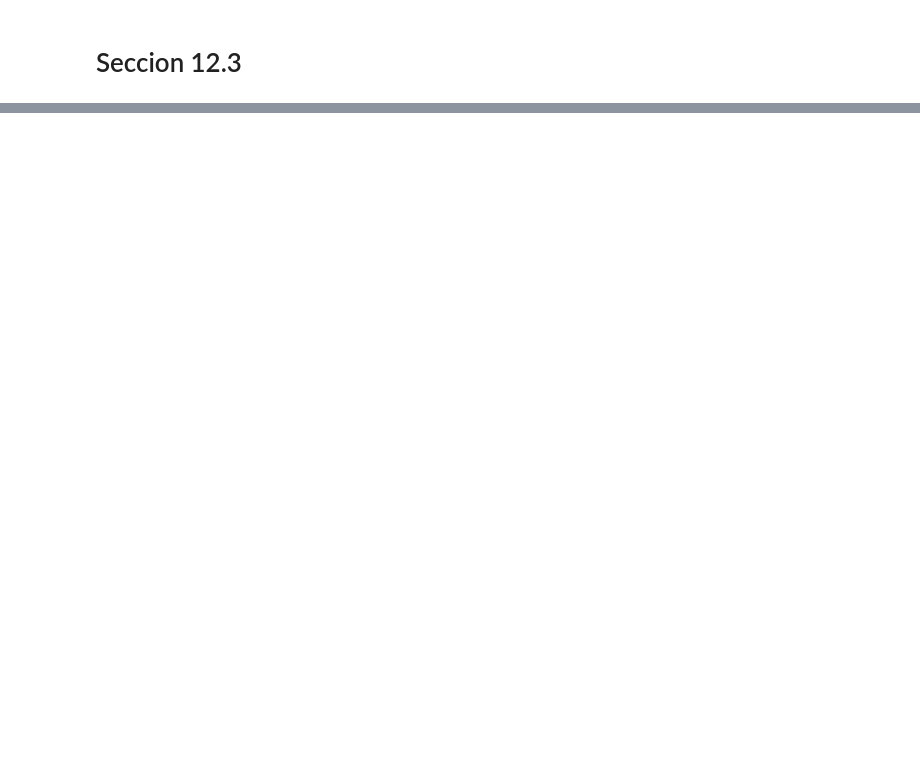
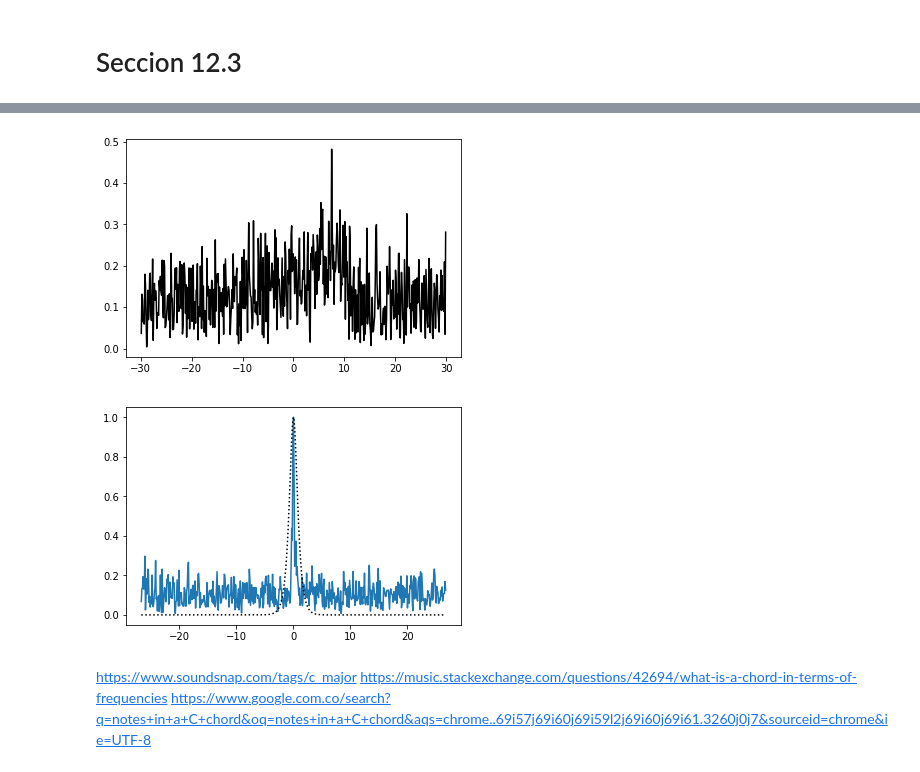
Before and after one commit to jrod781/Herramientas-Computacionales-IMEC3602, a Jupyter notebook: 05_taller04/taller4.ipynb, the cells around one changed output, grey strips where cells are left out. Drawn from its saved outputs; the diff is of its cells as text; code cells hidden in the pictures; blank space fills up the shorter version.

```diff
--- a/05_taller04/taller4.ipynb
+++ b/05_taller04/taller4.ipynb
@@ -166,0 +280,24 @@ noise=10
+# %%
+
+Uave=np.zeros((n-1))
+Utave=np.zeros((n-1))
+
+for x in range(0,len(slic)):
+    Uave=Uave+Un[x]
+    Utave=Utave+Utn[x]
+Uave=Uave/len(slic)
+Utave=np.fft.fftshift(Utave)/len(slic)
+
+plt.plot(t,abs(Uave),'k')
+plt.show()
+
+plt.plot(ks,abs(Utave)/max(abs(Utave)))
+plt.plot(ks,abs(np.fft.fftshift(Ut[0]))/max(abs(Ut[0])),'k:')
+plt.show()
+# %% [output]
+[figure, added]
+[figure, added]
+# %% [markdown]
+https://www.soundsnap.com/tags/c_major
+https://music.stackexchange.com/questions/42694/what-is-a-chord-in-terms-of-frequencies
+https://www.google.com.co/search?q=notes+in+a+C+chord&oq=notes+in+a+C+chord&aqs=chrome..69i57j69i60j69i59l2j69i60j69i61.3260j0j7&sourceid=chrome&ie=UTF-8
```
Also changed, not shown: parts of 20 cells of this notebook.
